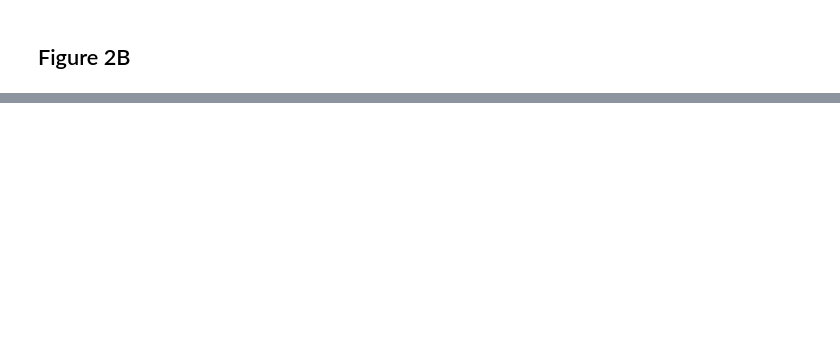
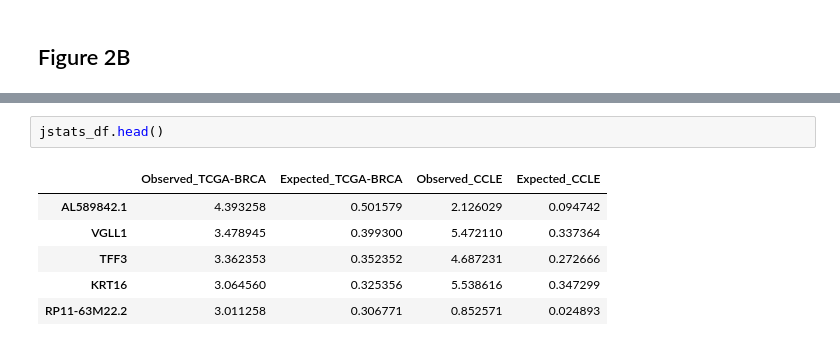
Before and after one commit to baprice/AJIVE-jDR-Integration, a Jupyter notebook: gwci_analysis.ipynb, the cells around one changed output, grey strips where cells are left out. Drawn from its saved outputs; the diff is of its cells as text; blank space fills up the shorter version.

```diff
--- a/gwci_analysis.ipynb
+++ b/gwci_analysis.ipynb
@@ -169,0 +149,9 @@ def average_j_stat(joint, individual):
+# %%
+jstats_df.head()
+# %% [output]
+|  | Observed_TCGA-BRCA | Expected_TCGA-BRCA | Observed_CCLE | Expected_CCLE |
+| AL589842.1 | 4.393258 | 0.501579 | 2.126029 | 0.094742 |
+| VGLL1 | 3.478945 | 0.399300 | 5.472110 | 0.337364 |
+| TFF3 | 3.362353 | 0.352352 | 4.687231 | 0.272666 |
+| KRT16 | 3.064560 | 0.325356 | 5.538616 | 0.347299 |
+| RP11-63M22.2 | 3.011258 | 0.306771 | 0.852571 | 0.024893 |
```
Also changed, not shown: parts of 8 cells of this notebook, 3 other files.
